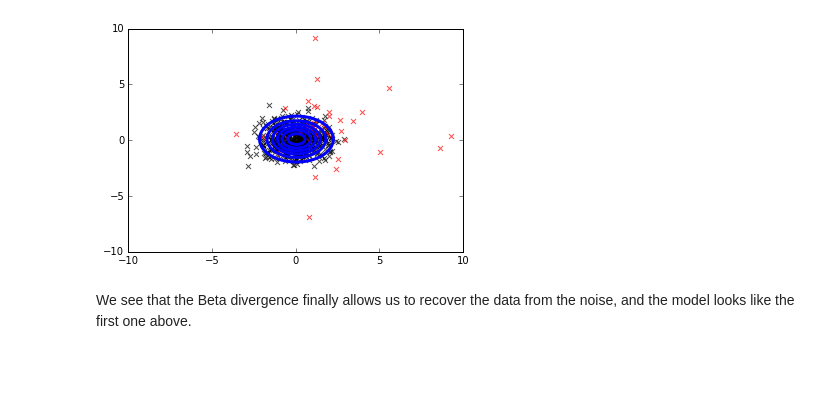
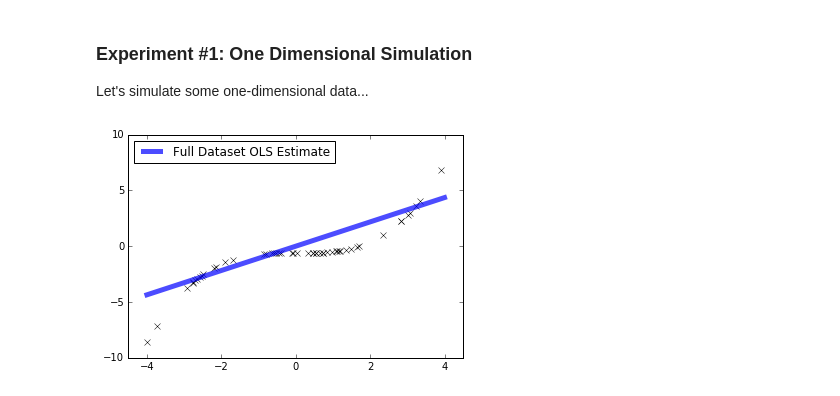
Before and after one commit to enalisnick/blog_sandbox, a Jupyter notebook: paper_summaries/Volume_Sampling_for_LR.ipynb, the cells around one changed output. Saved outputs shown, nothing was run; the diff lists cells and outputs as text; code cells hidden in the pictures; blank space fills up the shorter version.

```diff
--- a/paper_summaries/Volume_Sampling_for_LR.ipynb
+++ b/paper_summaries/Volume_Sampling_for_LR.ipynb
@@ -10,7 +0,0 @@ import numpy as np
-# %%
-dim = 2
-plot_x_lim = 10.
-plot_y_lim = 10.
-x = np.arange(-plot_x_lim, plot_x_lim, 0.1)
-y = np.arange(-plot_y_lim, plot_y_lim, 0.1)
-X, Y = np.meshgrid(x, y)
@@ -194,14 +17,39 @@ Epoch 500.  Beta Div. Objective: -3.432
-# %%
-plt.scatter(true_obs[:,0], true_obs[:,1], marker='x', s=25, c='k', alpha=.7)
-plt.scatter(noise_obs[:,0], noise_obs[:,1], marker='x', s=25, c='r', alpha=.7)
-
-Z = bivariate_normal(X, Y, sigmax=final_params['sigma'][0,0], sigmay=final_params['sigma'][0,1], mux=final_params['mu'][0,0], muy=final_params['mu'][0,1], sigmaxy=0.)
-plt.contour(X,Y,Z, colors='blue', linewidths=3)
-
-plt.xlim([-plot_x_lim, plot_x_lim])
-plt.ylim([-plot_y_lim, plot_y_lim])
-plt.show()
-# %% [output]
-[figure, removed]
-# %% [markdown]
-We see that the Beta divergence finally allows us to recover the data from the noise, and the model looks like the first one above.
+# %%
+def get_OLS_estimate(X, y):
+    if len(X.shape) < 2:
+        return np.dot(X,y)/np.dot(X,X)
+    else:
+        return np.dot(inv(np.dot(X.T, X) + .001*np.eye(X.shape[1])), np.dot(X.T, y))
+
+def calc_subsample_probs(X, split_idxs):
+    probs = []
+    for idxs in split_idxs:
+        X_s = X[idxs]
+        if len(X.shape) < 2:
+            probs.append(np.dot(X_s, X_s))
+        else:
+            probs.append(det(np.dot(X_s, X_s.T)))
+
+    return np.array(probs)
+# %% [markdown]
+### Experiment #1: One Dimensional Simulation
+
+Let's simulate some one-dimensional data...
+# %%
+# Simulate data
+N = 50
+x = np.array([np.random.uniform(-4,4) for n in range(N)])
+y = (x/2)**3 + np.random.normal()
+
+# Calculate OLS estimate
+true_w_hat = get_OLS_estimate(x,y)
+
+plt.plot(x, y, 'xk')
+plt.plot([-4, 4], [-4*true_w_hat, 4*true_w_hat], 'b-', linewidth=5, alpha=.7, label="Full Dataset OLS Estimate")
+
+plt.xlim([-4.5, 4.5])
+plt.ylim([-10, 10])
+plt.legend(loc=2)
+plt.show()
+# %% [output]
+[figure, added]
```
Also changed, not shown: parts of 25 cells of this notebook.
